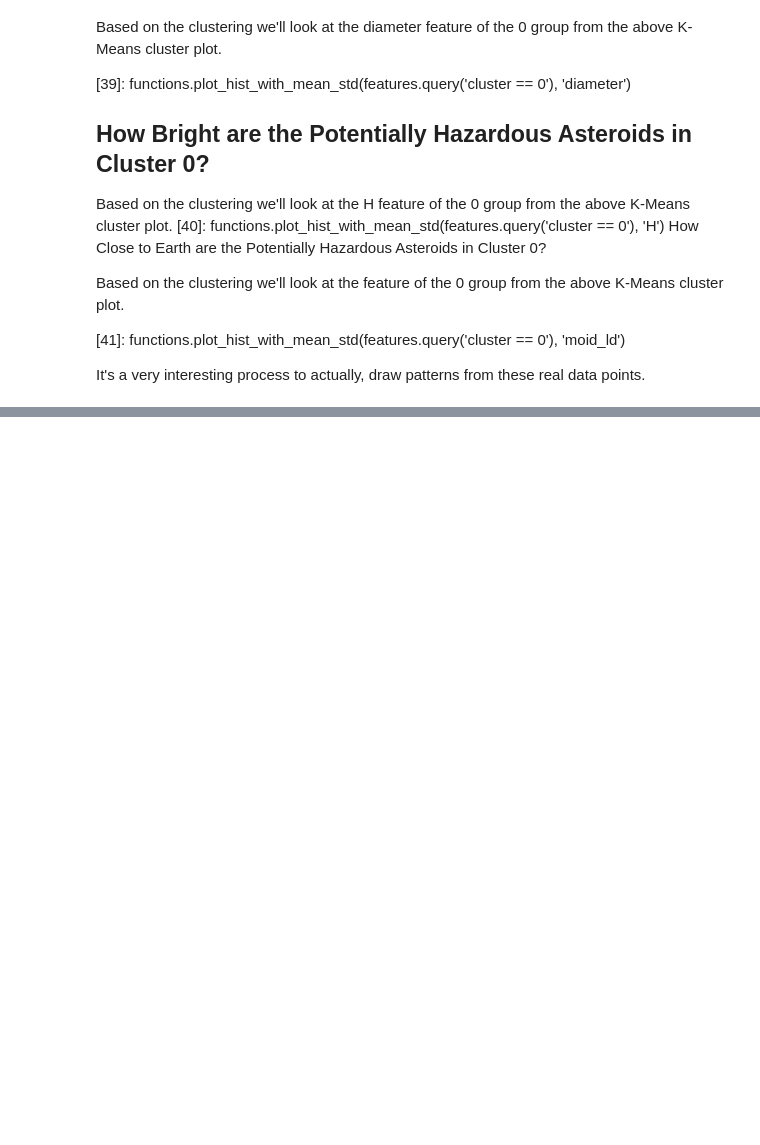
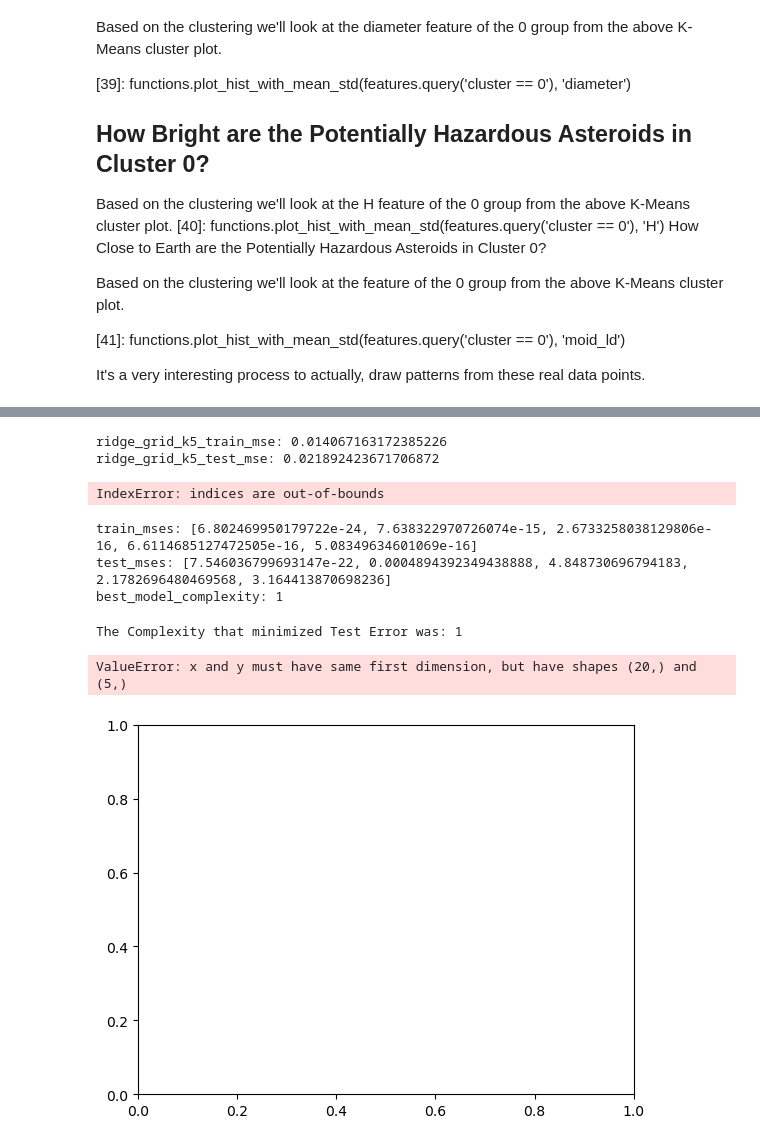
Before and after one commit to elmunoz42/mars-image-dataset-analysis, a Jupyter notebook: asteroid-analysis-w-clustering.ipynb, the cells around one changed output, grey strips where cells are left out. Drawn from its saved outputs; the diff is of its cells as text; code cells hidden in the pictures; blank space fills up the shorter version.

Commit message:
partial work on modeling encountered several errors... needs debugging.

```diff
--- a/asteroid-analysis-w-clustering.ipynb
+++ b/asteroid-analysis-w-clustering.ipynb
@@ -170,0 +180,71 @@ It's a very interesting process to actually, draw patterns from these real data
+# %%
+#generate train/test data for df_pha
+df_pha_numeric = df_pha.select_dtypes(include=[np.number]).dropna()
+X = df_pha_numeric.drop(['moid_ld'], axis = 1)
+y = df_pha_numeric['moid_ld']
+X_train, X_test, y_train, y_test = train_test_split(X, y, test_size = 0.3, random_state = 42)
+# %%
+ridge_param_dict = {'ridge__alpha': np.logspace(0, 10, 50)}
+ridge_pipe = Pipeline([
+    ('scalar', StandardScaler()),
+    ('ridge', Ridge())
+])
+ridge_grid_k5 = GridSearchCV(estimator=ridge_pipe, param_grid=ridge_param_dict, cv=5)
+ridge_grid_k5.fit(X_train, y_train)
+ridge_grid_k5_train_mse = mean_squared_error(y_train, ridge_grid_k5.best_estimator_.predict(X_train))
+ridge_grid_k5_test_mse = mean_squared_error(y_test, ridge_grid_k5.best_estimator_.predict(X_test))
+
+print(f'ridge_grid_k5_train_mse: {ridge_grid_k5_train_mse}')
+print(f'ridge_grid_k5_test_mse: {ridge_grid_k5_test_mse}')
+# %% [output]
+ridge_grid_k5_train_mse: 0.014067163172385226
+ridge_grid_k5_test_mse: 0.021892423671706872
+# %%
+## SOME ISSUE INDICES ARE OUT OF BOUNDS....
+all_indices = list(range(len(df_pha_numeric)))
+train_idx, test_idx = np.split(all_indices, [60])
+
+ridge_grid_cv = GridSearchCV(estimator=ridge_pipe, param_grid=ridge_param_dict, cv=[[train_idx, test_idx]])
+ridge_grid_cv.fit(X_train, y_train)
+ridge_train_cv_mse = mean_squared_error(y_train, ridge_grid_cv.best_estimator_.predict(X_train))
+ridge_test_cv_mse = mean_squared_error(y_test, ridge_grid_cv.best_estimator_.predict(X_test))
+
+print(f'ridge_train_cv_mse: {ridge_train_cv_mse}')
+print(f'ridge_test_cv_mse: {ridge_test_cv_mse}')
+# %% [output]
+IndexError: indices are out-of-bounds
+# %%
+# THERE IS SOME ISSEU I THINK DUE TO THE LARGE SIZE OF SAMPLES
+ridge_grid_kn = GridSearchCV(estimator=ridge_pipe, param_grid=ridge_param_dict, cv=125)
+ridge_grid_kn.fit(X_train, y_train)
+ridge_grid_kn_train_mse = mean_squared_error(y_train, ridge_grid_kn.best_estimator_.predict(X_train))
+ridge_grid_kn_test_mse = mean_squared_error(y_test, ridge_grid_kn.best_estimator_.predict(X_test))
+
+print(f'ridge_grid_kn_train_mse: {ridge_grid_kn_train_mse}')
+print(f'ridge_grid_kn_test_mse: {ridge_grid_kn_test_mse}')
+# %%
+### Figuring out the Degree to use with our function...
+
+train_mses, test_mses, best_model_complexity = functions.get_mse_for_test_and_val_on_lr_degrees(X_train,y_train, X_test, y_test, 1, 5)
+
+print(f'train_mses: {train_mses}')
+print(f'test_mses: {test_mses}')
+print(f'best_model_complexity: {best_model_complexity}')
+# %% [output]
+train_mses: [6.802469950179722e-24, 7.638322970726074e-15, 2.6733258038129806e-16, 6.6114685127472505e-16, 5.08349634601069e-16]
+test_mses: [7.546036799693147e-22, 0.0004894392349438888, 4.848730696794183, 2.1782696480469568, 3.164413870698236]
+best_model_complexity: 1
+# %%
+# THIS PLOT IS ALSO NOT WORKING TO VISUALIZE THE ABOVE DATA...
+
+print(f'The Complexity that minimized Test Error was: {test_mses.index(min(test_mses)) + 1}')
+    plt.plot(range(1, 21), train_mses, '--o', label = 'training error')
+    plt.plot(range(1, 21), test_mses, '--o', label = 'testing error')
+    plt.xticks(range(1, 21), range(1, 21))
+    plt.xlabel('Degree Complexity')
+    plt.ylabel('Mean Squared Error')
+    plt.legend();
+# %% [output]
+The Complexity that minimized Test Error was: 1
+ValueError: x and y must have same first dimension, but have shapes (20,) and (5,)
+[figure, added]
```
Also changed, not shown: parts of 8 cells of this notebook, 1 other file.
